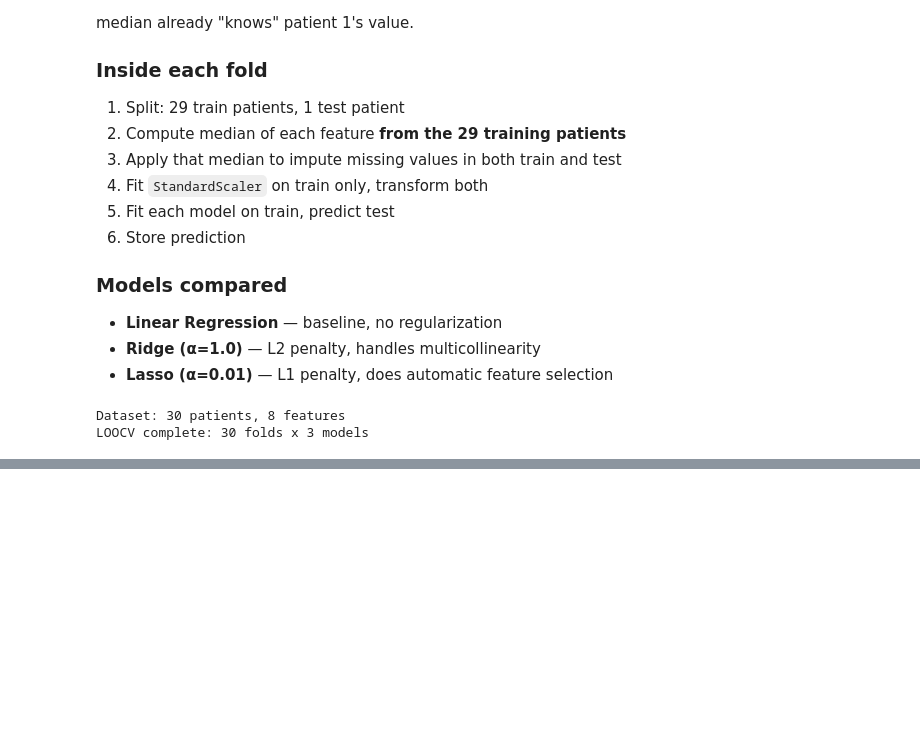
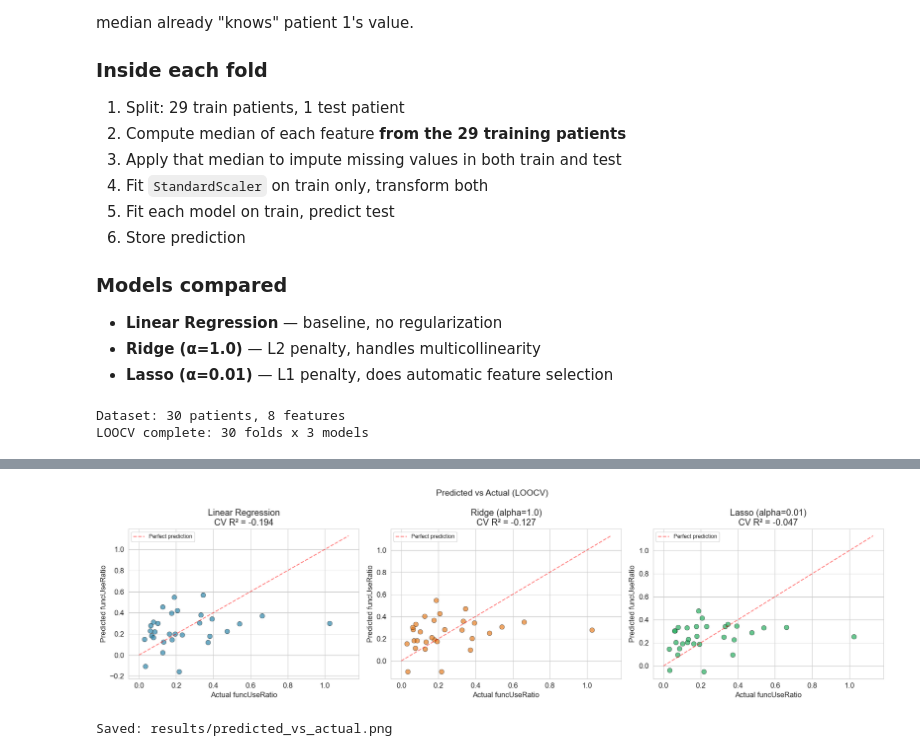
Before and after one commit to asadazizmughal/predicting-arm-use-stroke, a Jupyter notebook: main.ipynb, the cells around one changed output, grey strips where cells are left out. Drawn from its saved outputs; the diff is of its cells as text; code cells hidden in the pictures; blank space fills up the shorter version.

Commit message:
add model evaluation metrics and predicted vs actual visualization

```diff
--- a/main.ipynb
+++ b/main.ipynb
@@ -443,0 +500,30 @@ LOOCV complete: 30 folds x 3 models
+# %%
+fig, axes = plt.subplots(1, 3, figsize=(18, 5))
+plot_colors = ['#2E86AB', '#E67E22', '#27AE60']
+
+for idx, (model_name, color) in enumerate(zip(models.keys(), plot_colors)):
+    ax = axes[idx]
+    y_true_array = np.array(results[model_name]['y_true'])
+    y_pred_array = np.array(results[model_name]['y_pred'])
+
+    ax.scatter(y_true_array, y_pred_array, alpha=0.7, s=60,
+               color=color, edgecolors='black', linewidth=0.5)
+
+    # Perfect prediction line (y = x)
+    max_val = max(y_true_array.max(), y_pred_array.max()) * 1.1
+    ax.plot([0, max_val], [0, max_val], 'r--', alpha=0.5, label='Perfect prediction')
+
+    r2_value = metrics_df[metrics_df['Model'] == model_name]['CV_R2'].values[0]
+    ax.set_xlabel('Actual funcUseRatio')
+    ax.set_ylabel('Predicted funcUseRatio')
+    ax.set_title(f'{model_name}\nCV R² = {r2_value:.3f}')
+    ax.legend(fontsize=9)
+
+plt.suptitle('Predicted vs Actual (LOOCV)', fontsize=14)
+plt.tight_layout()
+plt.savefig('results/predicted_vs_actual.png', dpi=150, bbox_inches='tight')
+plt.show()
+print("Saved: results/predicted_vs_actual.png")
+# %% [output]
+[figure, added]
+Saved: results/predicted_vs_actual.png
```
Also changed, not shown: parts of 3 cells of this notebook, 2 other files.
